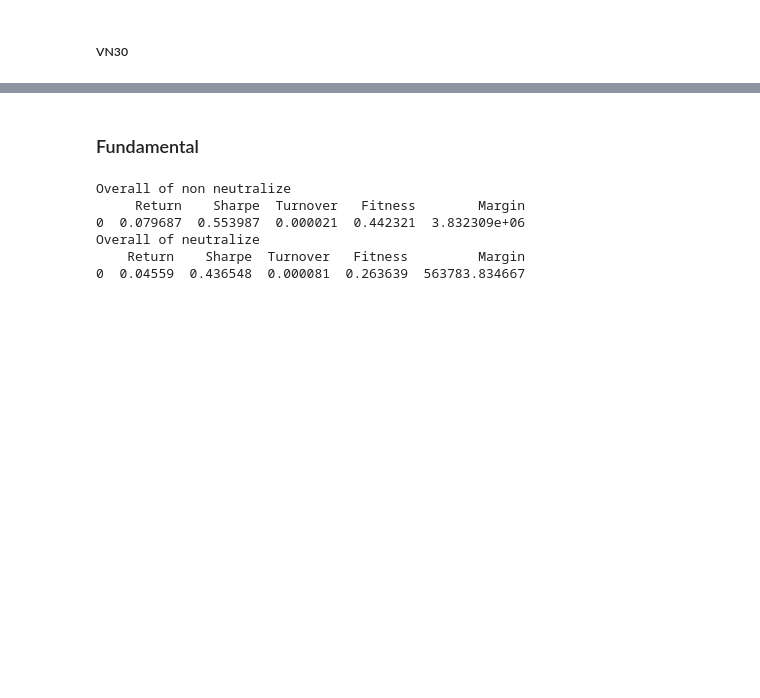
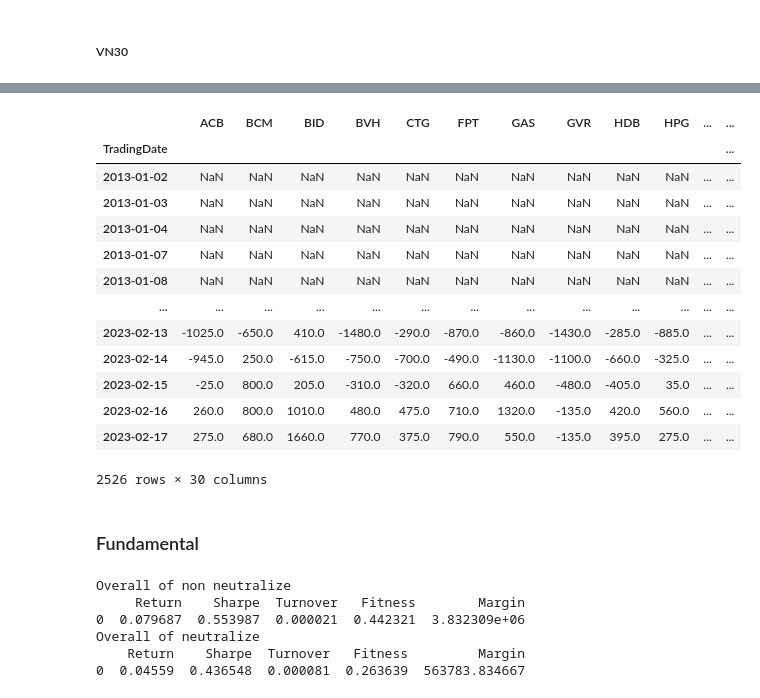
Before and after one commit to khanhtrinh2003/VN30-Strategy, a Jupyter notebook: main.ipynb, the cells around one changed output, grey strips where cells are left out. Cells and saved outputs as stored; diff of their text form; code cells hidden in the pictures; blank space fills up the shorter version.

```diff
--- a/main.ipynb
+++ b/main.ipynb
@@ -21,3 +74,42 @@ returns = close.pct_change()
+# %%
+def ts_poly_regression(x, y, d,k=1):
+    """
+    Calculates y - Ey where Ey = x + x^2 + ... + x^k over d days
+
+    Parameters:
+    x (pandas.DataFrame): input data
+    y (pandas.DataFrame): data to subtract mean from
+    k (int): highest power of x to include in the mean calculation
+    d (int): number of days to include in the mean calculation
+
+    Returns:
+    pandas.DataFrame: y - Ey
+    """
+    # Calculate the rolling mean of x^i for i in [1, k]
+    ex = sum([x**i for i in range(1, k+1)])
+    ex = ex.rolling(d).mean()
+
+    # Subtract rolling mean from y
+    result = y - ex
+
+    return result
+# %%
+ts_poly_regression(open,close,d=10)
+# %% [output]
+|  | ACB | BCM | BID | BVH | CTG | FPT | GAS | GVR | HDB | HPG | ... | ... |
+| TradingDate |  |  |  |  |  |  |  |  |  |  |  | ... |
+| 2013-01-02 | NaN | NaN | NaN | NaN | NaN | NaN | NaN | NaN | NaN | NaN | ... | ... |
+| 2013-01-03 | NaN | NaN | NaN | NaN | NaN | NaN | NaN | NaN | NaN | NaN | ... | ... |
+| 2013-01-04 | NaN | NaN | NaN | NaN | NaN | NaN | NaN | NaN | NaN | NaN | ... | ... |
+| 2013-01-07 | NaN | NaN | NaN | NaN | NaN | NaN | NaN | NaN | NaN | NaN | ... | ... |
+| 2013-01-08 | NaN | NaN | NaN | NaN | NaN | NaN | NaN | NaN | NaN | NaN | ... | ... |
+| ... | ... | ... | ... | ... | ... | ... | ... | ... | ... | ... | ... | ... |
+| 2023-02-13 | -1025.0 | -650.0 | 410.0 | -1480.0 | -290.0 | -870.0 | -860.0 | -1430.0 | -285.0 | -885.0 | ... | ... |
+| 2023-02-14 | -945.0 | 250.0 | -615.0 | -750.0 | -700.0 | -490.0 | -1130.0 | -1100.0 | -660.0 | -325.0 | ... | ... |
+| 2023-02-15 | -25.0 | 800.0 | 205.0 | -310.0 | -320.0 | 660.0 | 460.0 | -480.0 | -405.0 | 35.0 | ... | ... |
+| 2023-02-16 | 260.0 | 800.0 | 1010.0 | 480.0 | 475.0 | 710.0 | 1320.0 | -135.0 | 420.0 | 560.0 | ... | ... |
+| 2023-02-17 | 275.0 | 680.0 | 1660.0 | 770.0 | 375.0 | 790.0 | 550.0 | -135.0 | 395.0 | 275.0 | ... | ... |
+2526 rows × 30 columns
 # %% [markdown]
 ### Fundamental
 # %%
```
Also changed, not shown: parts of 3 cells of this notebook, 1 other file.
